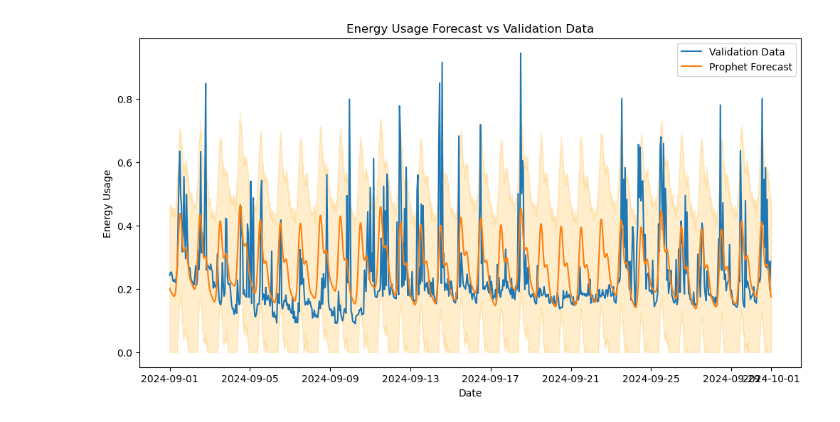
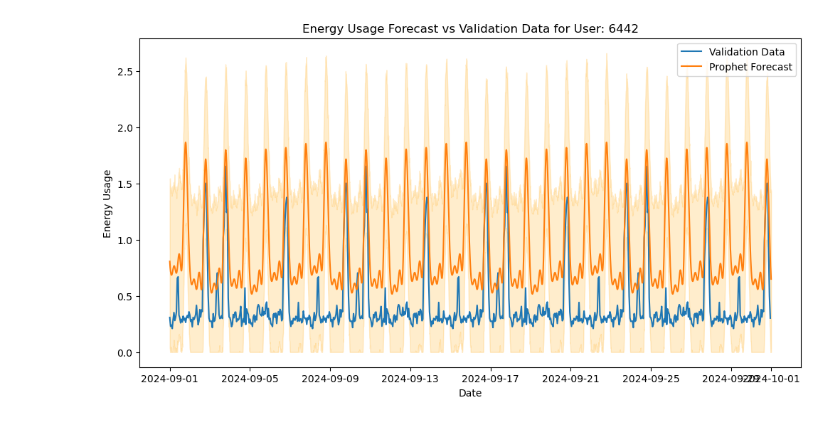
Before and after one commit to JuliusBec/Project_Energy_Tariffs, a Jupyter notebook: src/Energy_usage_forecasting/ForecastAnalysis.ipynb, the cells around one changed output. Drawn from its saved outputs; the diff is of its cells as text; code cells hidden in the pictures.

Commit message:
Improve visualizations for energy usage data

```diff
--- a/src/Energy_usage_forecasting/ForecastAnalysis.ipynb
+++ b/src/Energy_usage_forecasting/ForecastAnalysis.ipynb
@@ -14,5 +58,0 @@ prophet_forecast = pd.read_csv("../../data/usage_forecasting/user_data_" + str(u
-# %%
-# Convert datetime columns to datetime objects first
-validation_data['datetime'] = pd.to_datetime(validation_data['datetime'])
-chronos_forecast['datetime'] = pd.to_datetime(chronos_forecast['datetime'])
-prophet_forecast['ds'] = pd.to_datetime(prophet_forecast['ds'])
@@ -60,13 +59,73 @@ prophet_forecast_sept = prophet_forecast[(prophet_forecast['ds'] >= start_date)
 # %%
-# plot 30 days of validation data and the prophet forecast
-plt.figure(figsize=(12, 6))
-plt.plot(validation_data_hourly['datetime'][:30*24], validation_data_hourly['value'][:30*24], label='Validation Data')
-plt.plot(prophet_forecast_sept['ds'], prophet_forecast_sept['yhat'], label='Prophet Forecast')
-plt.fill_between(prophet_forecast_sept['ds'], prophet_forecast_sept['yhat_lower'], prophet_forecast_sept['yhat_upper'], alpha=0.2, color='orange')
-plt.xlabel('Date')
-plt.ylabel('Energy Usage')
-plt.title('Energy Usage Forecast vs Validation Data')
-plt.legend()
-plt.show()
+# Select entries from prophet_forecast between 2024-09-01 00:00:00 and 2024-10-01 00:00:01
+start_date = pd.Timestamp("2024-09-01 00:00:00")
+end_date = pd.Timestamp("2024-10-01 00:00:01")
+
+for user_id in user_ids:
+
+    validation_data = pd.read_csv("../../data/usage_forecasting/user_data_" + str(user_id) + "_validation.csv", header=None)
+    validation_data.columns = ['datetime', 'value',"status"]
+
+    prophet_forecast = pd.read_csv("../../data/usage_forecasting/user_data_" + str(user_id) + "_forecast_prophet.csv")
+
+    # Convert datetime columns to datetime objects first
+    validation_data['datetime'] = pd.to_datetime(validation_data['datetime'], format='%m/%d/%y %H:%M')
+    prophet_forecast['ds'] = pd.to_datetime(prophet_forecast['ds'])
+
+    #resample validation data to hourly averages
+    validation_data_hourly = validation_data.drop(columns=["status"])
+    validation_data_hourly = validation_data_hourly.resample('H', on='datetime').mean().reset_index()
+
+    prophet_forecast_sept = prophet_forecast[(prophet_forecast['ds'] >= start_date) & (prophet_forecast['ds'] <= end_date)]
+
+    # plot 30 days of validation data and the prophet forecast
+    plt.figure(figsize=(12, 6))
+    plt.plot(validation_data_hourly['datetime'][:30*24], validation_data_hourly['value'][:30*24], label='Validation Data')
+    plt.plot(prophet_forecast_sept['ds'], prophet_forecast_sept['yhat'], label='Prophet Forecast')
+    plt.fill_between(prophet_forecast_sept['ds'], prophet_forecast_sept['yhat_lower'], prophet_forecast_sept['yhat_upper'], alpha=0.2, color='orange')
+    plt.xlabel('Date')
+    plt.ylabel('Energy Usage')
+    plt.title('Energy Usage Forecast vs Validation Data for User: ' + str(user_id))
+    plt.legend()
+    plt.show()
+
+
+    # For validation data (15-min intervals): 30 days * 24 hours * 4 intervals = 2,880 points
+    usage_actual_sum = validation_data['value'][:30*24*4].sum()
+
+    # For prophet forecast: use all September data (already filtered by date)
+    usage_forecast_sum = prophet_forecast_sept['yhat'].sum()
+
+    usage_forecast_lower = prophet_forecast_sept['yhat_lower'].sum()
+    usage_forecast_upper = prophet_forecast_sept['yhat_upper'].sum()
+
+    print(f"Actual Usage (30 days): {usage_actual_sum * 0.25} kWh")
+    print(f"Forecasted Usage (30 days): {usage_forecast_sum * 0.25} kWh")
+    print(f"Ratio (Forecast/Actual): {(usage_forecast_sum / usage_actual_sum)}")
+    print(f"Forecasted Usage Lower Bound (30 days): {usage_forecast_lower * 0.25} kWh")
+    print(f"Forecasted Usage Upper Bound (30 days): {usage_forecast_upper * 0.25} kWh")
+
+    mae = mean_absolute_error(validation_data['value'][:30*24*4], prophet_forecast_sept['yhat'][:-1])
+    print(f"Mean Absolute Error (30 days): {mae} kWh")
+
+    rmse = root_mean_squared_error(validation_data['value'][:30*24*4], prophet_forecast_sept['yhat'][:-1])
+    print(f"Root Mean Square Error (30 days): {rmse} kWh")
+
+    # Filter validation data by datetime values (not index)
+    validation_mask = (validation_data['datetime'] >= start_date) & (validation_data['datetime'] <= end_date)
+    validation_aligned = validation_data[validation_mask]
+
+    print(validation_aligned.shape)
+    print(prophet_forecast_sept.shape)
+
+    # Ensure both have same length
+    min_length = min(len(validation_aligned), len(prophet_forecast_sept))
+    validation_values = validation_aligned['value'].iloc[:min_length].values
+    forecast_lower = prophet_forecast_sept['yhat_lower'].iloc[:min_length].values
+    forecast_upper = prophet_forecast_sept['yhat_upper'].iloc[:min_length].values
+
+    # Calculate coverage
+    coverage = ((validation_values >= forecast_lower) & (validation_values <= forecast_upper)).mean()
+    print(f"Coverage (30 days): {coverage:.3f}")
 # %% [output]
-[figure, old version]
+[figure, new version]
```
Also changed, not shown: parts of 11 cells of this notebook, 2 other files.
